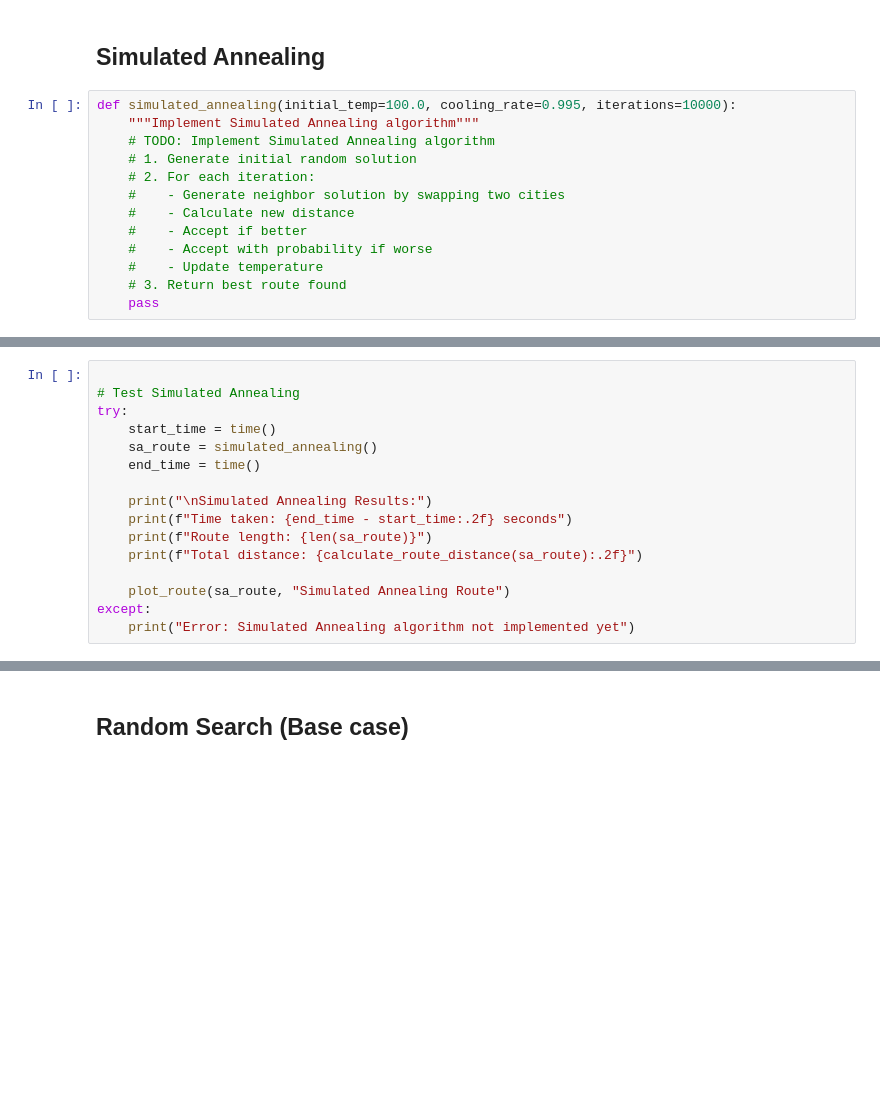
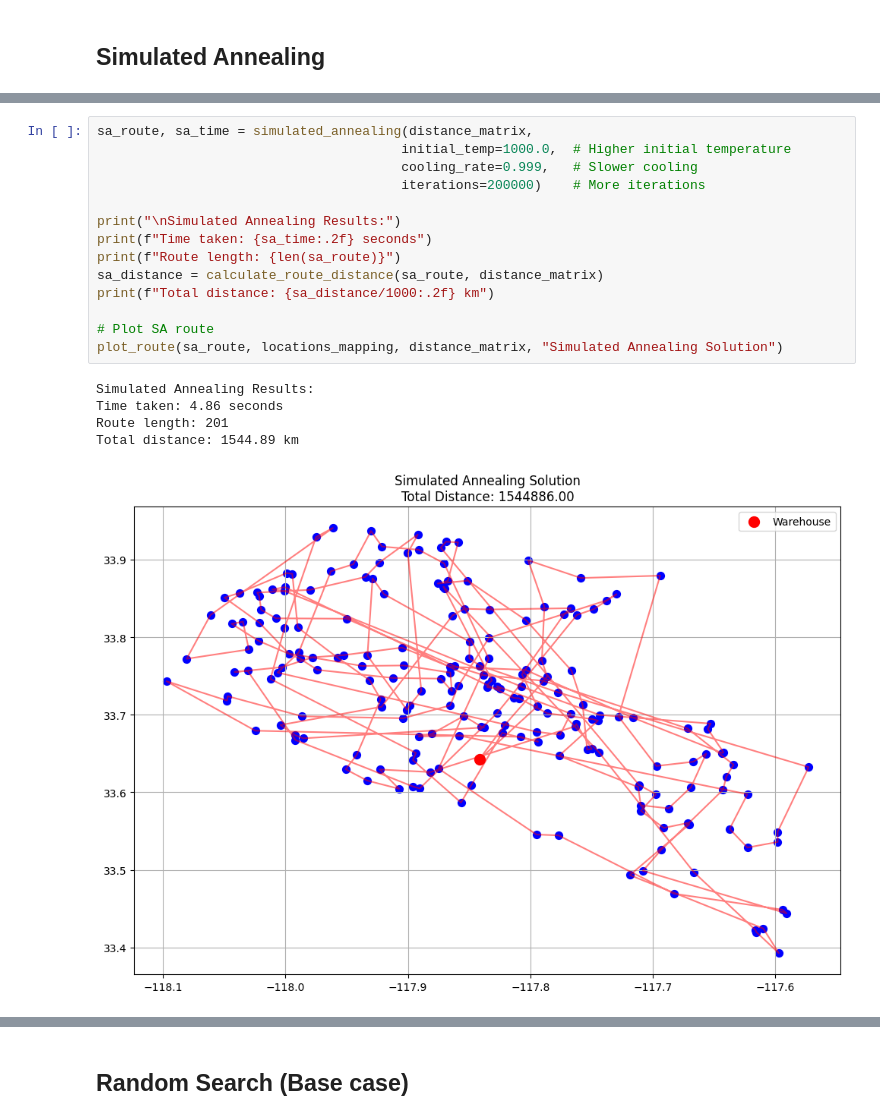
Before and after one commit to Hyunwoo36/uci_tsp, a Jupyter notebook: TSPsolver.ipynb, the cells around one changed output, grey strips where cells are left out. Cells and saved outputs as stored; diff of their text form; blank space fills up the shorter version.

```diff
--- a/TSPsolver.ipynb
+++ b/TSPsolver.ipynb
@@ -107,15 +155,2 @@ except:
 # %% [markdown]
 ## Simulated Annealing
-# %%
-def simulated_annealing(initial_temp=100.0, cooling_rate=0.995, iterations=10000):
-    """Implement Simulated Annealing algorithm"""
-    # TODO: Implement Simulated Annealing algorithm
-    # 1. Generate initial random solution
-    # 2. For each iteration:
-    #    - Generate neighbor solution by swapping two cities
-    #    - Calculate new distance
-    #    - Accept if better
-    #    - Accept with probability if worse
-    #    - Update temperature
-    # 3. Return best route found
-    pass
@@ -122,16 +197,20 @@ def simulated_annealing(initial_temp=100.0, cooling_rate=0.995, iterations=10000
 # %%
+sa_route, sa_time = simulated_annealing(distance_matrix,
+                                       initial_temp=1000.0,  # Higher initial temperature
+                                       cooling_rate=0.999,   # Slower cooling
+                                       iterations=200000)    # More iterations
 
-# Test Simulated Annealing
-try:
-    start_time = time()
-    sa_route = simulated_annealing()
-    end_time = time()
+print("\nSimulated Annealing Results:")
+print(f"Time taken: {sa_time:.2f} seconds")
+print(f"Route length: {len(sa_route)}")
+sa_distance = calculate_route_distance(sa_route, distance_matrix)
+print(f"Total distance: {sa_distance/1000:.2f} km")
 
-    print("\nSimulated Annealing Results:")
-    print(f"Time taken: {end_time - start_time:.2f} seconds")
-    print(f"Route length: {len(sa_route)}")
-    print(f"Total distance: {calculate_route_distance(sa_route):.2f}")
-
-    plot_route(sa_route, "Simulated Annealing Route")
-except:
-    print("Error: Simulated Annealing algorithm not implemented yet")
+# Plot SA route
+plot_route(sa_route, locations_mapping, distance_matrix, "Simulated Annealing Solution")
+# %% [output]
+Simulated Annealing Results:
+Time taken: 4.86 seconds
+Route length: 201
+Total distance: 1544.89 km
+[figure, added]
```
Also changed, not shown: parts of 15 cells of this notebook, 1 other file.
